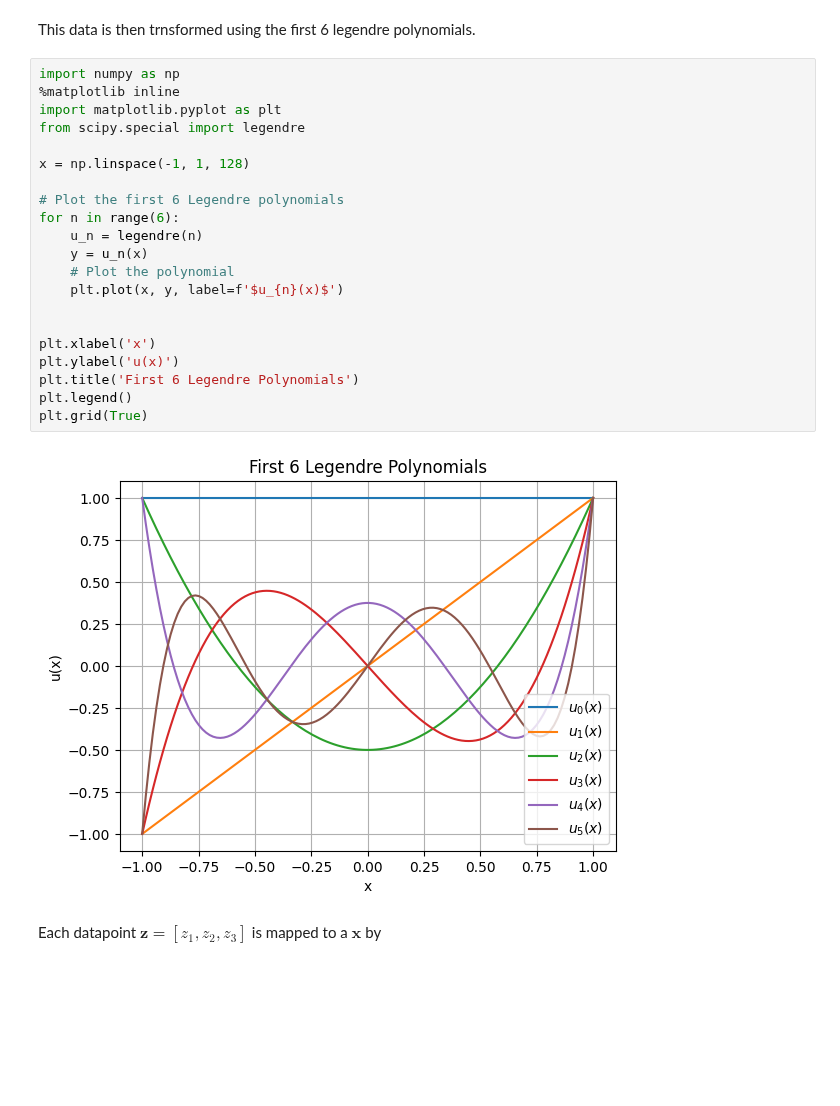
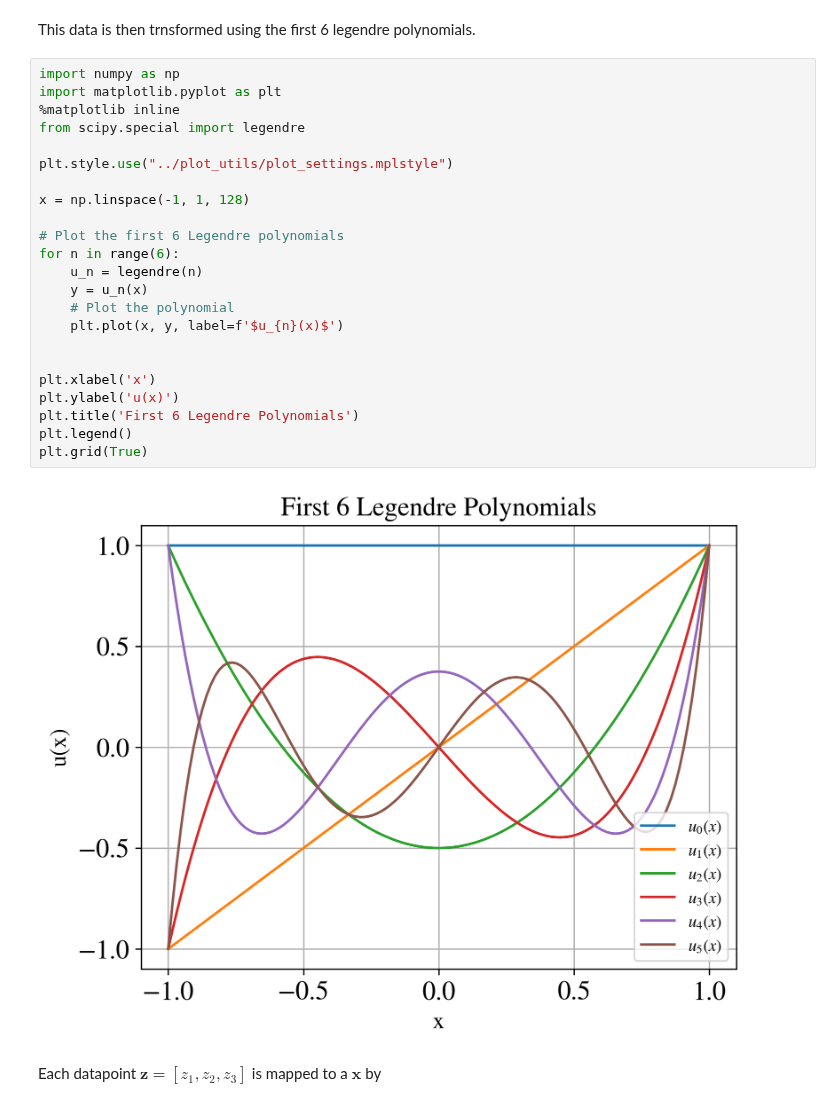
Before and after one commit to jonatanwins/Project-2-FYS5429, a Jupyter notebook: project_2/src/lorenz/KathleenReplica.ipynb, the cells around one changed output. Cells and saved outputs as stored; diff of their text form; blank space fills up the shorter version.

Commit message:
fixed plotting issues

```diff
--- a/project_2/src/lorenz/KathleenReplica.ipynb
+++ b/project_2/src/lorenz/KathleenReplica.ipynb
@@ -26,27 +26,29 @@ with the standard paramater values $\sigma = 10$, $\beta = \frac{8}{3}$ and $\rh
 This data is then trnsformed using the first 6 legendre polynomials.
 # %%
 import numpy as np
+import matplotlib.pyplot as plt
 %matplotlib inline
-import matplotlib.pyplot as plt
 from scipy.special import legendre
+
+plt.style.use("../plot_utils/plot_settings.mplstyle")
 
 x = np.linspace(-1, 1, 128)
 
 # Plot the first 6 Legendre polynomials
 for n in range(6):
     u_n = legendre(n)
     y = u_n(x)
     # Plot the polynomial
     plt.plot(x, y, label=f'$u_{n}(x)$')
 
 
 plt.xlabel('x')
 plt.ylabel('u(x)')
 plt.title('First 6 Legendre Polynomials')
 plt.legend()
 plt.grid(True)
 # %% [output]
-[figure, old version]
+[figure, new version]
 # %% [markdown]
 Each datapoint $\boldsymbol{z} = [z_1, z_2, z_3]$ is mapped to a $\boldsymbol{x}$ by
 # %% [markdown]
```
Also changed, not shown: parts of 5 cells of this notebook, 5 other files.
